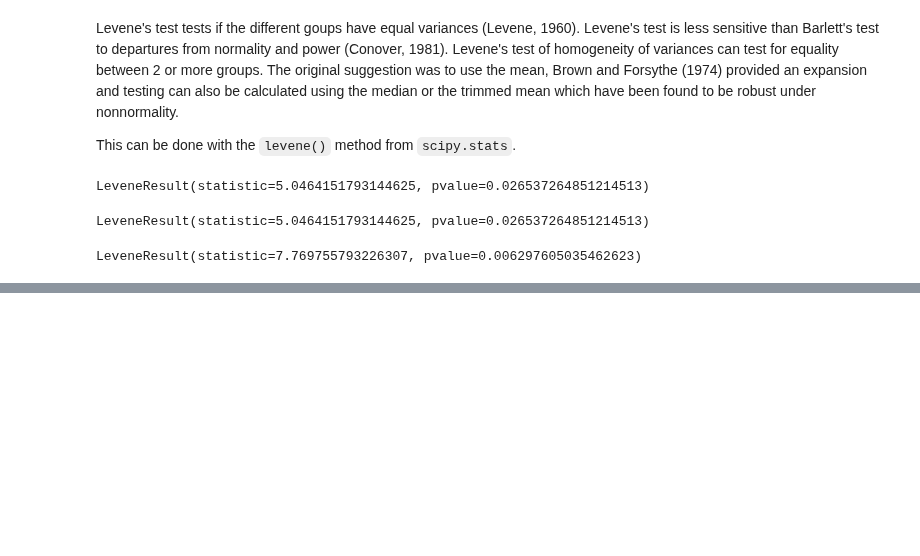
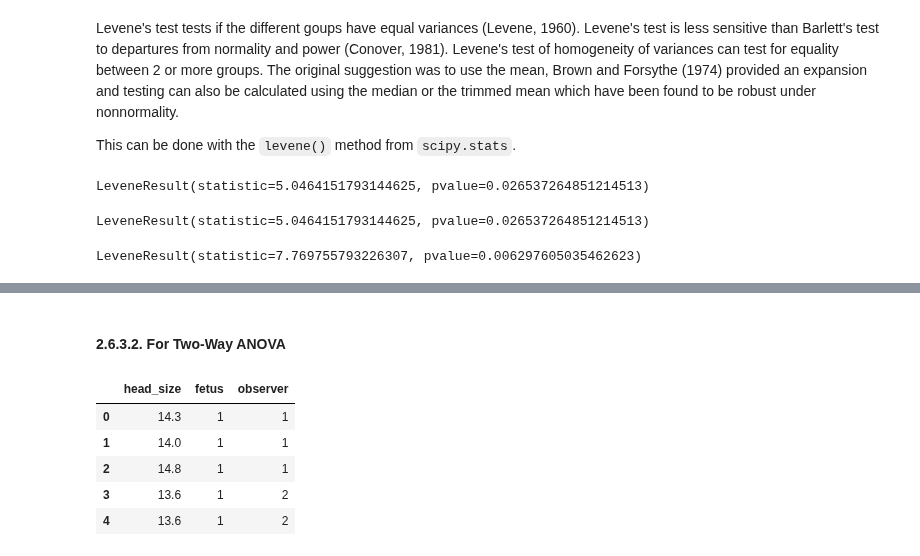
Before and after one commit to johnwslee/Data_Science_Libraries, a Jupyter notebook: statistics_related/Statistical_Testing_Flowchart.ipynb, the cells around one changed output, grey strips where cells are left out. Drawn from its saved outputs; the diff is of its cells as text; code cells hidden in the pictures; blank space fills up the shorter version.

```diff
--- a/statistics_related/Statistical_Testing_Flowchart.ipynb
+++ b/statistics_related/Statistical_Testing_Flowchart.ipynb
@@ -232,0 +447,15 @@ LeveneResult(statistic=7.769755793226307, pvalue=0.006297605035462623)
+# %% [markdown]
+#### 2.6.3.2. For Two-Way ANOVA
+# %%
+# Data Preparation
+
+data = pd.read_csv("data/data_for_two_way_anova.csv", names=['head_size', 'fetus', 'observer'])
+# %%
+data.head()
+# %% [output]
+|  | head_size | fetus | observer |
+| 0 | 14.3 | 1 | 1 |
+| 1 | 14.0 | 1 | 1 |
+| 2 | 14.8 | 1 | 1 |
+| 3 | 13.6 | 1 | 2 |
+| 4 | 13.6 | 1 | 2 |
```
Also changed, not shown: parts of 70 cells of this notebook.
